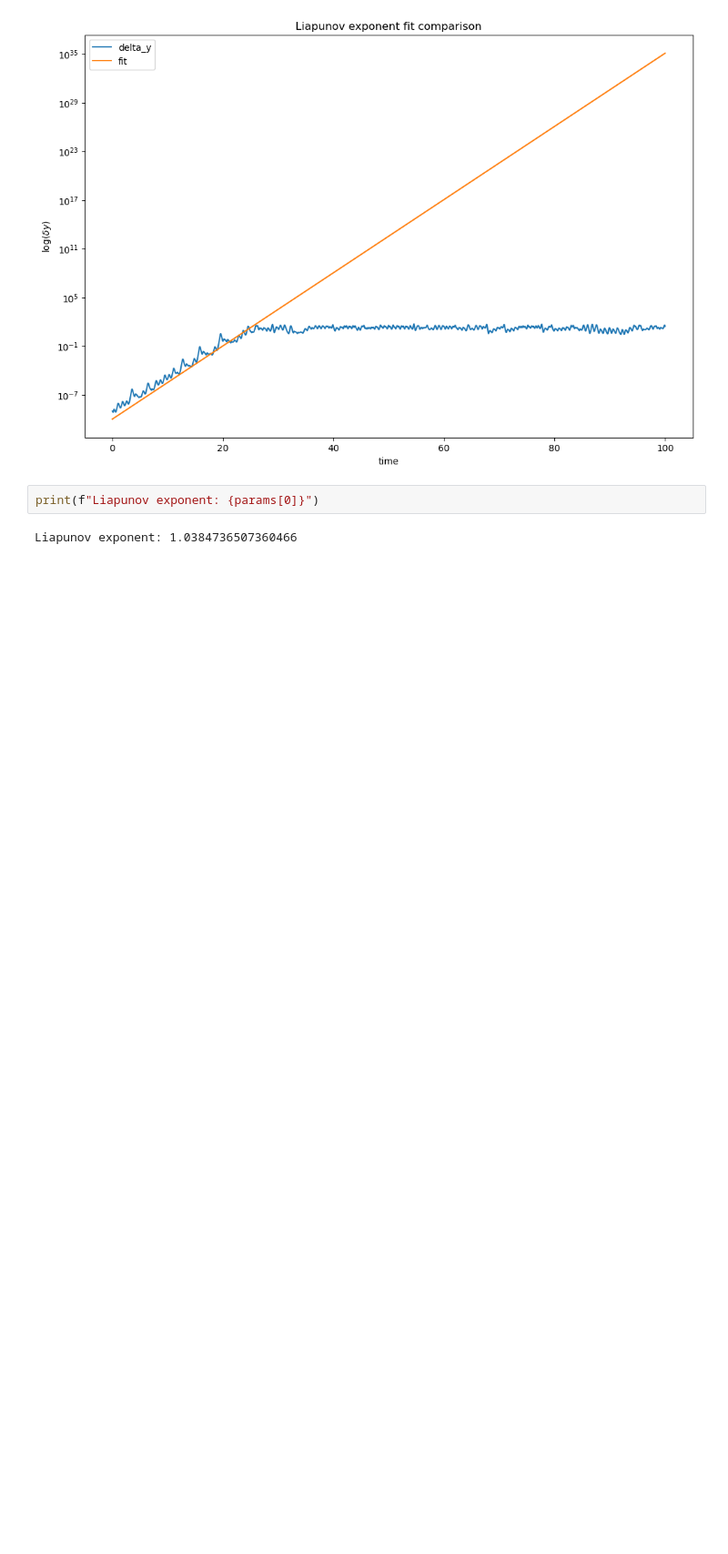
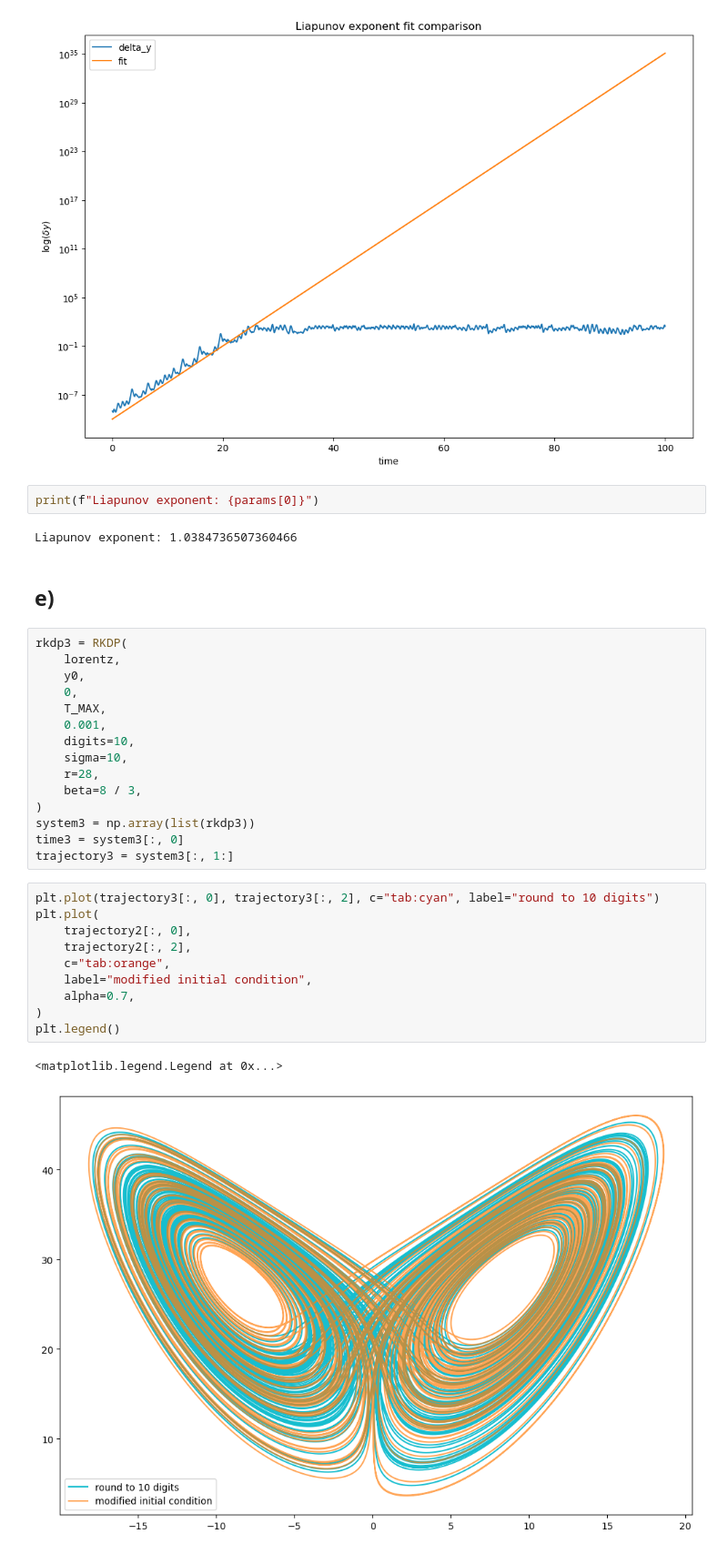
Before and after one commit to FSchierok/compPhys, a Jupyter notebook: Sheet04/A2.ipynb, the cells around one changed output. Shown at 91% size. Saved outputs shown, nothing was run; the diff lists cells and outputs as text; blank space fills up the shorter version.

```diff
--- a/Sheet04/A2.ipynb
+++ b/Sheet04/A2.ipynb
@@ -187,3 +217,33 @@ Text(0.5, 1.0, 'Liapunov exponent fit comparison')
 print(f"Liapunov exponent: {params[0]}")
 # %% [output]
 Liapunov exponent: 1.0384736507360466
+# %% [markdown]
+## e)
+# %%
+rkdp3 = RKDP(
+    lorentz,
+    y0,
+    0,
+    T_MAX,
+    0.001,
+    digits=10,
+    sigma=10,
+    r=28,
+    beta=8 / 3,
+)
+system3 = np.array(list(rkdp3))
+time3 = system3[:, 0]
+trajectory3 = system3[:, 1:]
+# %%
+plt.plot(trajectory3[:, 0], trajectory3[:, 2], c="tab:cyan", label="round to 10 digits")
+plt.plot(
+    trajectory2[:, 0],
+    trajectory2[:, 2],
+    c="tab:orange",
+    label="modified initial condition",
+    alpha=0.7,
+)
+plt.legend()
+# %% [output]
+<matplotlib.legend.Legend at 0x...>
+[figure, added]
```
Also changed, not shown: parts of 9 cells of this notebook.
